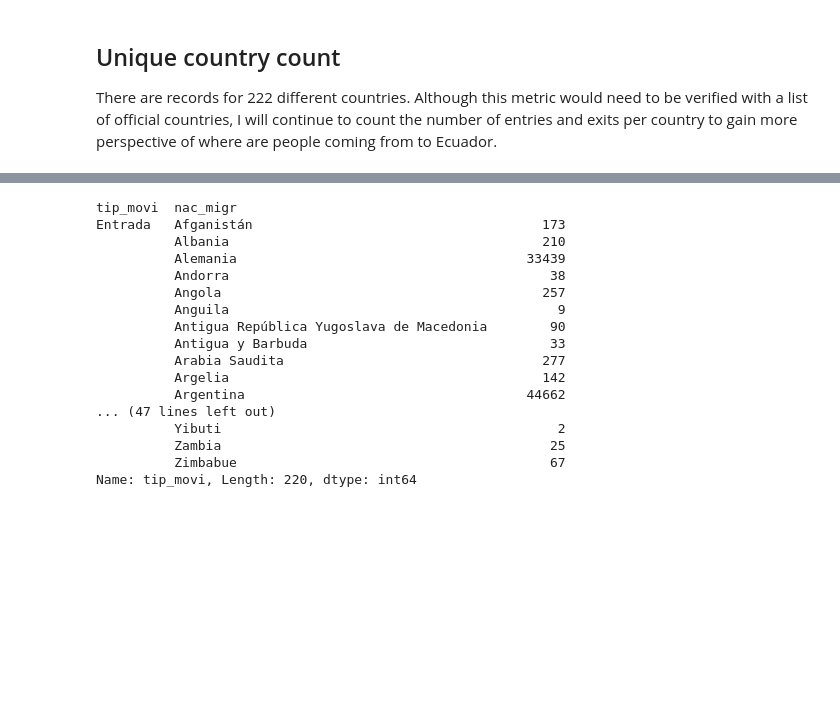
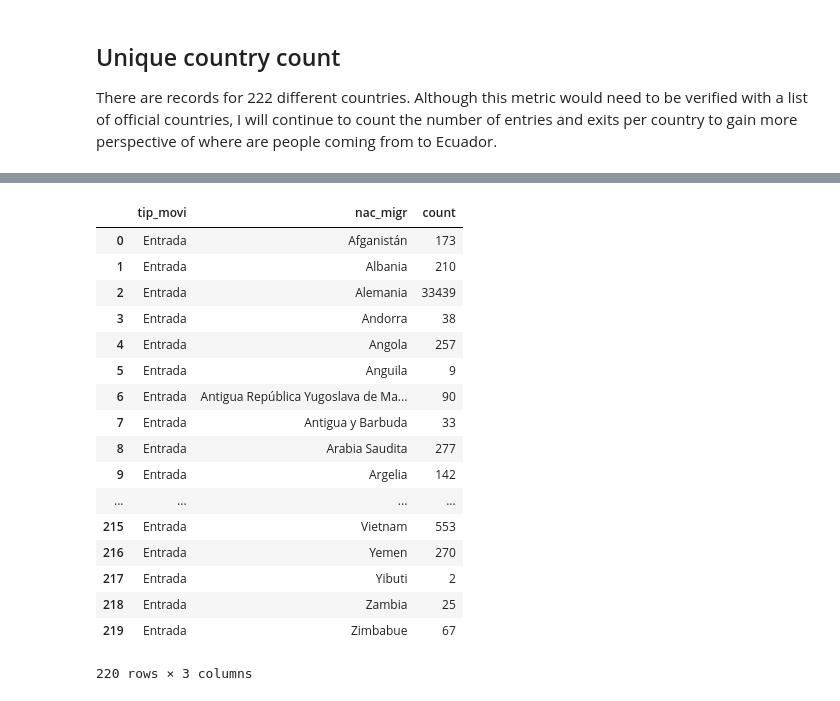
Before and after one commit to suprematis/Ecuador_Migration_Patterns, a Jupyter notebook: Migration_Data_Ingest_Ecuador.ipynb, the cells around one changed output, grey strips where cells are left out. Saved outputs shown, nothing was run; the diff lists cells and outputs as text; code cells hidden in the pictures; blank space fills up the shorter version.

```diff
--- a/Migration_Data_Ingest_Ecuador.ipynb
+++ b/Migration_Data_Ingest_Ecuador.ipynb
@@ -188,23 +189,25 @@ Name: tip_movi, Length: 441, dtype: int64
 # %%
-#bycountry_count[bycountry_count['nac_migr'].str.match('Venezuela')]
-#bycountry_count.filter(like='Venezuela', axis=0)
-df = bycountry_count.loc[['Entrada']]
-df
+entry_by_country = bycountry_count[bycountry_count['tip_movi'].str.match('Entrada')]
+entry_by_country
+#bycountry_count.filter(like='Entrada', axis=1)
+#df = bycountry_count.loc[['Entrada']]
+#df
 # %% [output]
+|  | tip_movi | nac_migr | count |
+| 0 | Entrada | Afganistán | 173 |
+| 1 | Entrada | Albania | 210 |
+| 2 | Entrada | Alemania | 33439 |
+| 3 | Entrada | Andorra | 38 |
+| 4 | Entrada | Angola | 257 |
+| 5 | Entrada | Anguila | 9 |
+| 6 | Entrada | Antigua República Yugoslava de Ma... | 90 |
+| 7 | Entrada | Antigua y Barbuda | 33 |
+| 8 | Entrada | Arabia Saudita | 277 |
+| 9 | Entrada | Argelia | 142 |
+| ... | ... | ... | ... |
+| 215 | Entrada | Vietnam | 553 |
+| 216 | Entrada | Yemen | 270 |
+| 217 | Entrada | Yibuti | 2 |
+| 218 | Entrada | Zambia | 25 |
+| 219 | Entrada | Zimbabue | 67 |
-tip_movi  nac_migr
-Entrada   Afganistán                                     173
-          Albania                                        210
-          Alemania                                     33439
-          Andorra                                         38
-          Angola                                         257
-          Anguila                                          9
-          Antigua República Yugoslava de Macedonia        90
-          Antigua y Barbuda                               33
-          Arabia Saudita                                 277
-          Argelia                                        142
-          Argentina                                    44662
-... (47 lines left out)
-          Yibuti                                           2
-          Zambia                                          25
-          Zimbabue                                        67
-Name: tip_movi, Length: 220, dtype: int64
+220 rows × 3 columns
```
Also changed, not shown: parts of 6 cells of this notebook.
